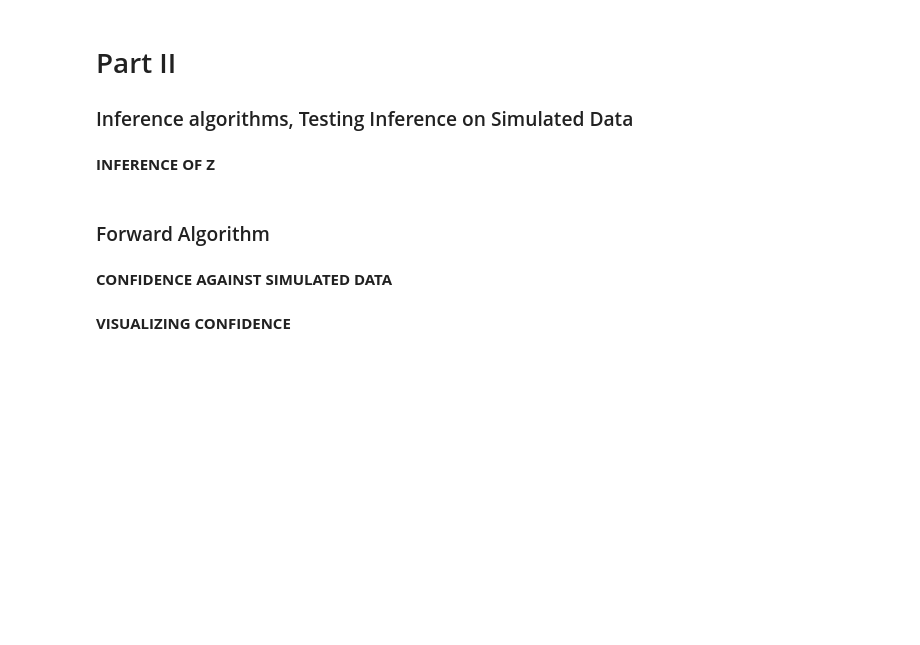
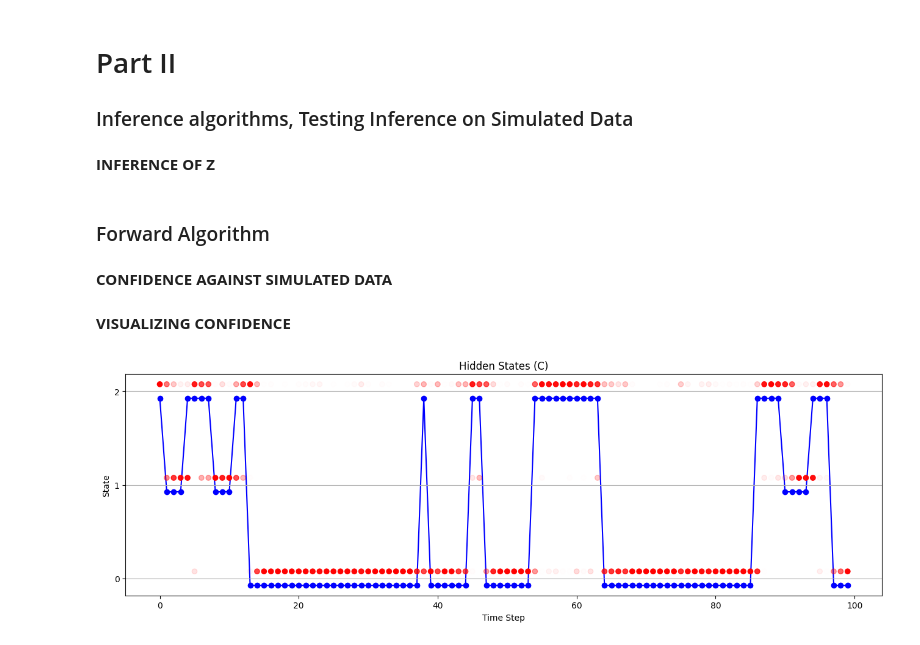
Before and after one commit to JulianBarraganG/modcom, a Jupyter notebook: forward_simulation.ipynb, the cells around one changed output. Drawn from its saved outputs; the diff is of its cells as text; code cells hidden in the pictures; blank space fills up the shorter version.

Commit message:
Visualization of C_inferred

```diff
--- a/forward_simulation.ipynb
+++ b/forward_simulation.ipynb
@@ -208,12 +230,21 @@ def calc_confidence_of_Z(inferred_Z, true_Z):
 # %% [markdown]
 **VISUALIZING CONFIDENCE**
 # %%
-plt.figure(figsize=(16, 8))
+plt.figure(figsize=(16, 16))
 
 # Plot hidden states (C)
 plt.subplot(3, 1, 1)
-plt.plot(range(T), C, marker='o', color='blue')
+for i in range(3):  # Iterate over possible values 0, 1, 2
+    plt.scatter(range(T), [i+0.075] * T,  c='red', alpha=C_inferred[:, i])
+plt.plot(range(T), C-0.075, marker='o', color='blue', zorder = 0)
 plt.title('Hidden States (C)')
 plt.xlabel('Time Step')
 plt.ylabel('State')
-plt.grid(True)
+plt.yticks([0, 1, 2])
+
+
+plt.grid(True, axis='y')  # Only grid lines on the y-axis
+
+plt.show()
+# %% [output]
+[figure, added]
```
Also changed, not shown: parts of 3 cells of this notebook.
